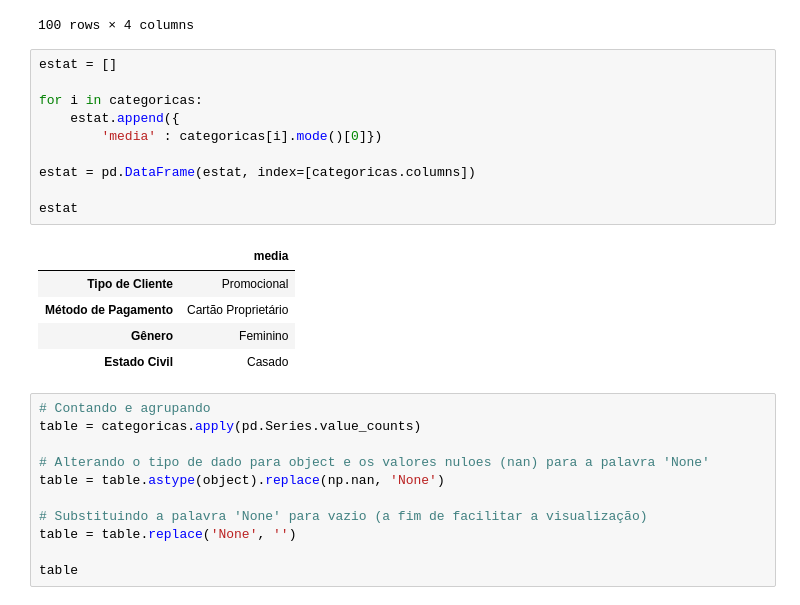
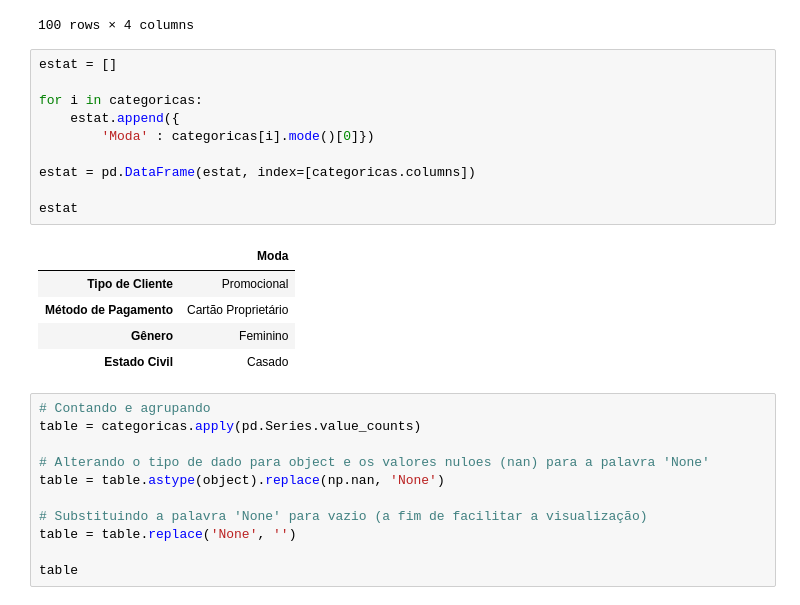
Before and after one commit to daianeklein/cursos-bootcamps, a Jupyter notebook: Mackenzie/Aprofundamento01.ipynb, the cells around one changed output. Cells and saved outputs as stored; diff of their text form.

```diff
--- a/Mackenzie/Aprofundamento01.ipynb
+++ b/Mackenzie/Aprofundamento01.ipynb
@@ -195,15 +232,15 @@ See the caveats in the documentation: https://pandas.pydata.org/pandas-docs/stab
 # %%
 estat = []
 
 for i in categoricas:
     estat.append({
-        'media' : categoricas[i].mode()[0]})
+        'Moda' : categoricas[i].mode()[0]})
 
 estat = pd.DataFrame(estat, index=[categoricas.columns])
 
 estat
 # %% [output]
-|  | media |
+|  | Moda |
 | Tipo de Cliente | Promocional |
 | Método de Pagamento | Cartão Proprietário |
 | Gênero | Feminino |
```
Also changed, not shown: parts of 3 cells of this notebook.
